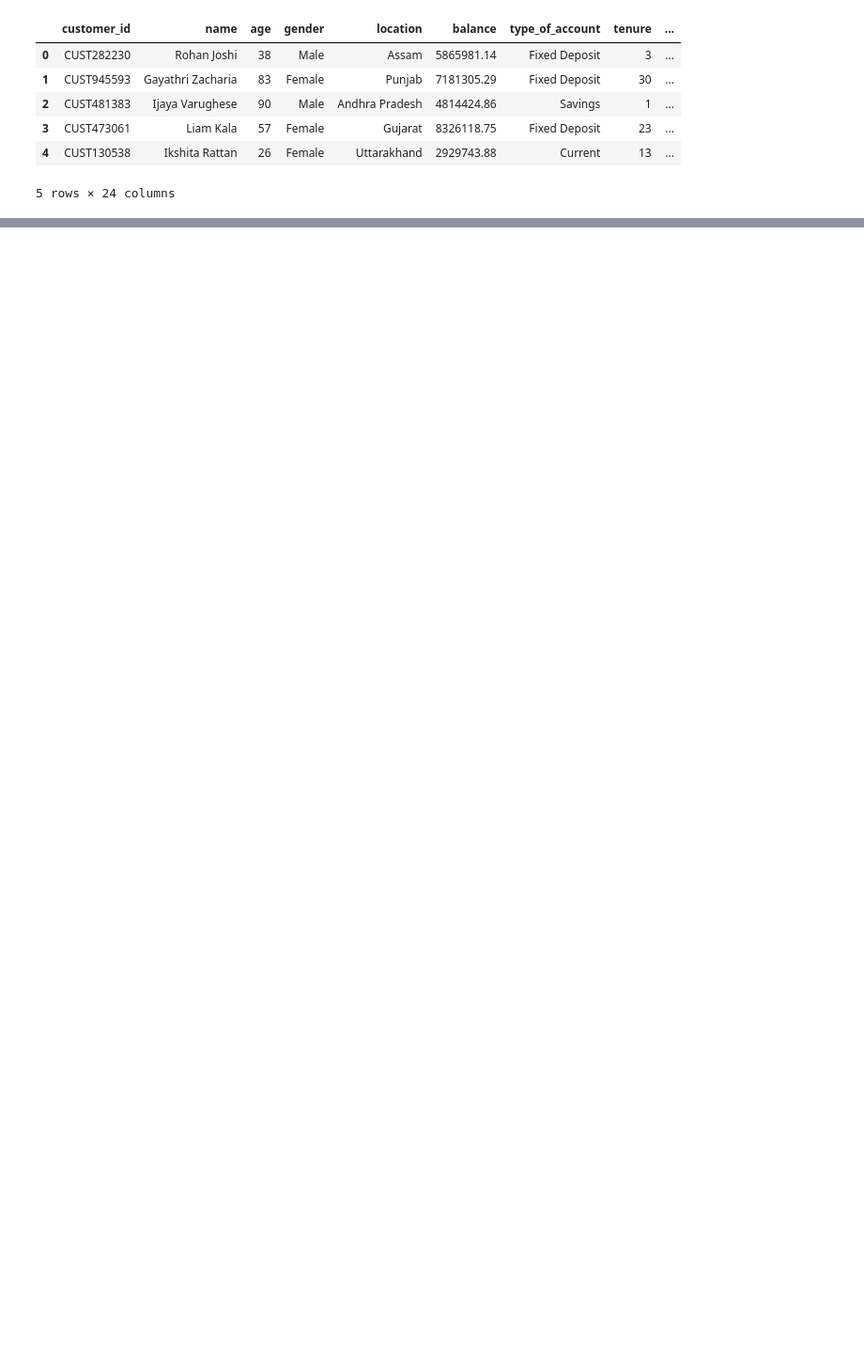
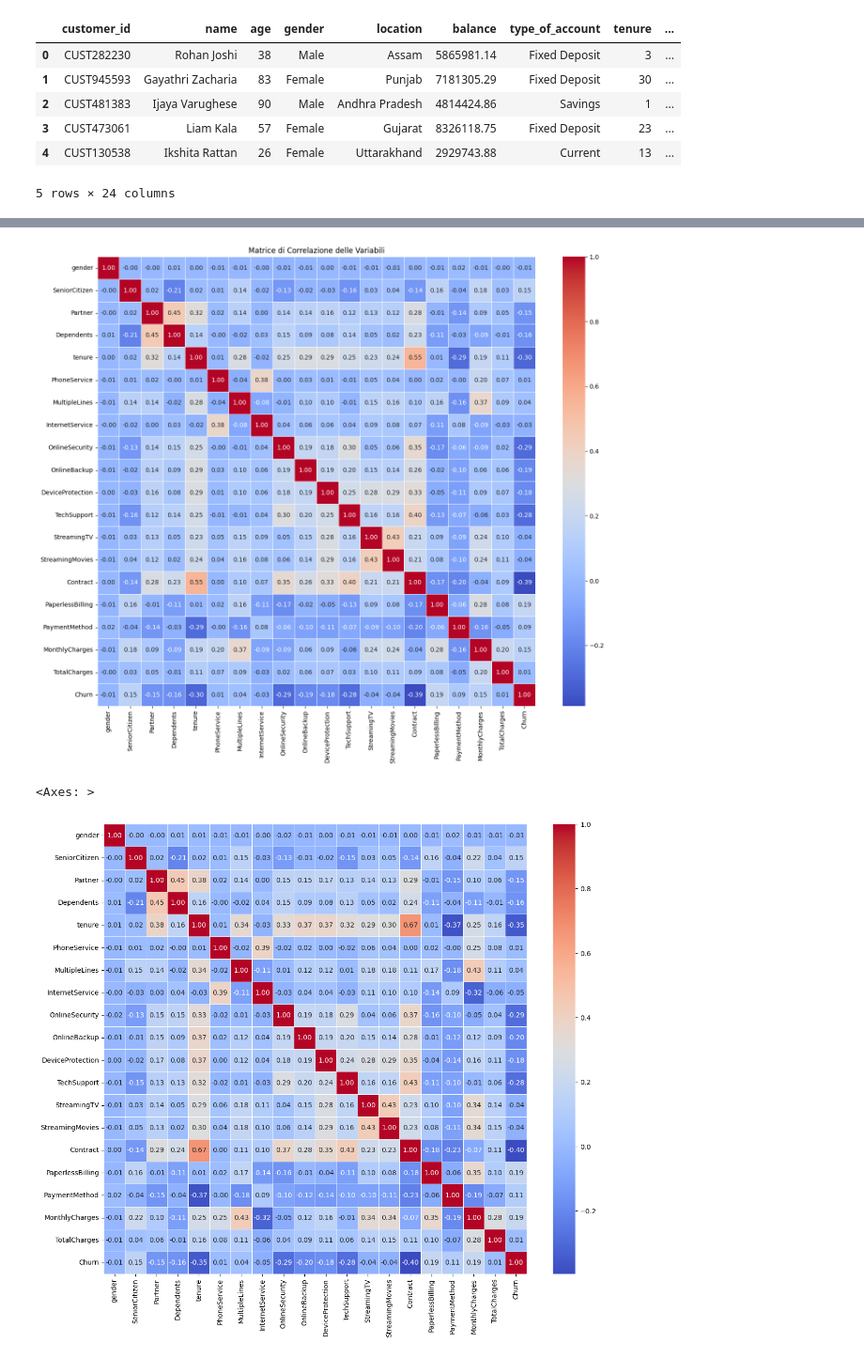
Before and after one commit to carlo99999/F-ckVibeCode, a Jupyter notebook: 4. Customer Churn Predictor/building model.ipynb, the cells around one changed output, grey strips where cells are left out. Shown at 94% size. Drawn from its saved outputs; the diff is of its cells as text; code cells hidden in the pictures; blank space fills up the shorter version.

```diff
--- a/4. Customer Churn Predictor/building model.ipynb
+++ b/4. Customer Churn Predictor/building model.ipynb
@@ -275,0 +191,12 @@ study.optimize(objective,n_trials=10)
+# %%
+plt.figure(figsize=(14, 12))
+sns.heatmap(kendall_correlation_matrix, annot=True, cmap='coolwarm', fmt='.2f', linewidths=0.5)
+plt.title('Matrice di Correlazione delle Variabili')
+plt.tight_layout()
+plt.show()
+plt.figure(figsize=(14, 12))
+sns.heatmap(pearson_correlation_matrix, annot=True, cmap='coolwarm', fmt='.2f', linewidths=0.5)
+# %% [output]
+[figure, added]
+<Axes: >
+[figure, added]
```
Also changed, not shown: parts of 36 cells of this notebook, 3 other files.
